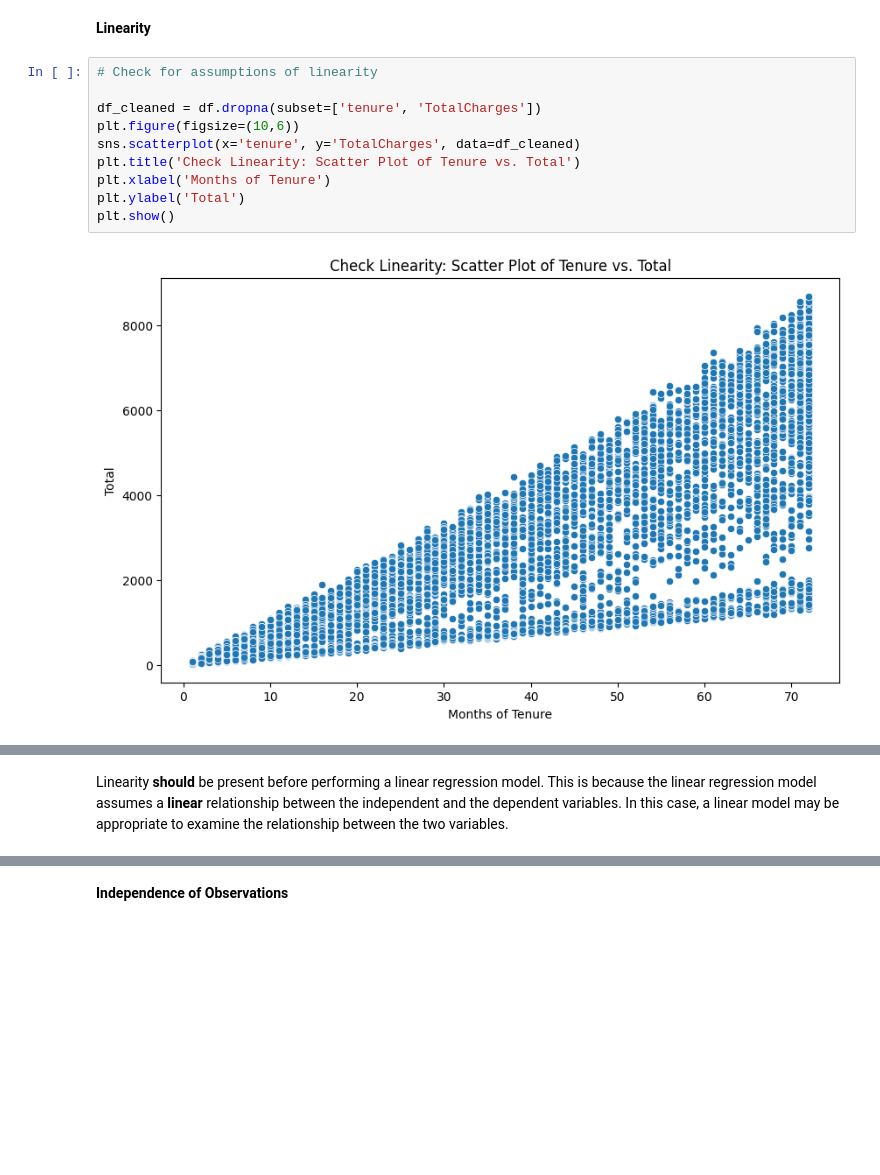
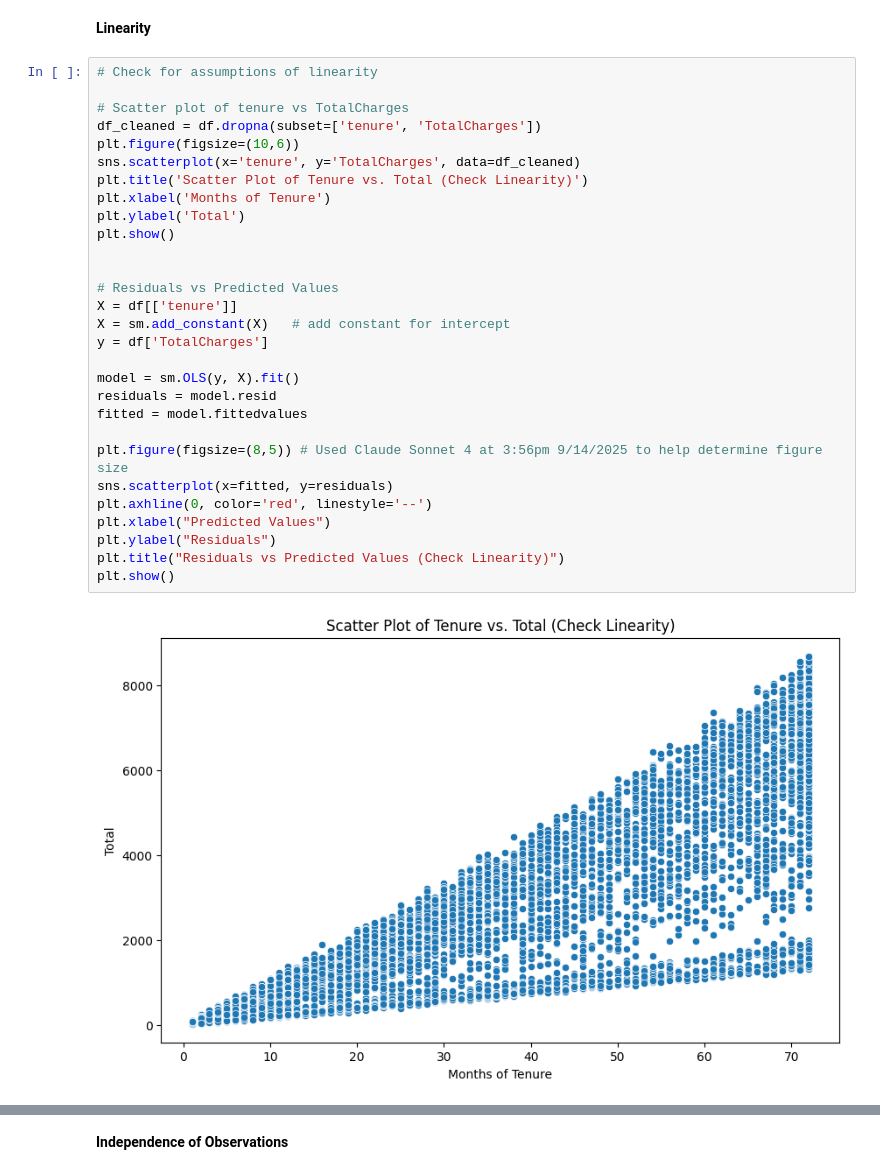
Before and after one commit to lindsaygross/Interpretable-ML, a Jupyter notebook: Interpretable_ML.ipynb, the cells around one changed output, grey strips where cells are left out. Saved outputs shown, nothing was run; the diff lists cells and outputs as text; blank space fills up the shorter version.

Commit message:
added assumption checks and 2 new libraries

```diff
--- a/Interpretable_ML.ipynb
+++ b/Interpretable_ML.ipynb
@@ -343,12 +341,31 @@ Tenure has a strong negative relationship with churn. This relationship looks no
 # %%
 # Check for assumptions of linearity
 
+# Scatter plot of tenure vs TotalCharges
 df_cleaned = df.dropna(subset=['tenure', 'TotalCharges'])
 plt.figure(figsize=(10,6))
 sns.scatterplot(x='tenure', y='TotalCharges', data=df_cleaned)
-plt.title('Check Linearity: Scatter Plot of Tenure vs. Total')
+plt.title('Scatter Plot of Tenure vs. Total (Check Linearity)')
 plt.xlabel('Months of Tenure')
 plt.ylabel('Total')
 plt.show()
+
+
+# Residuals vs Predicted Values
+X = df[['tenure']]
+X = sm.add_constant(X)   # add constant for intercept
+y = df['TotalCharges']
+
+model = sm.OLS(y, X).fit()
+residuals = model.resid
+fitted = model.fittedvalues
+
+plt.figure(figsize=(8,5)) # Used Claude Sonnet 4 at 3:56pm 9/14/2025 to help determine figure size
+sns.scatterplot(x=fitted, y=residuals)
+plt.axhline(0, color='red', linestyle='--')
+plt.xlabel("Predicted Values")
+plt.ylabel("Residuals")
+plt.title("Residuals vs Predicted Values (Check Linearity)")
+plt.show()
 # %% [output]
-[figure, old version]
+[figure, new version]
@@ -355,2 +372,0 @@ plt.show()
-# %% [markdown]
-Linearity **should** be present before performing a linear regression model. This is because the linear regression model assumes a **linear** relationship between the independent and the dependent variables. In this case, a linear model may be appropriate to examine the relationship between the two variables.
```
Also changed, not shown: parts of 23 cells of this notebook, 1 other file.
